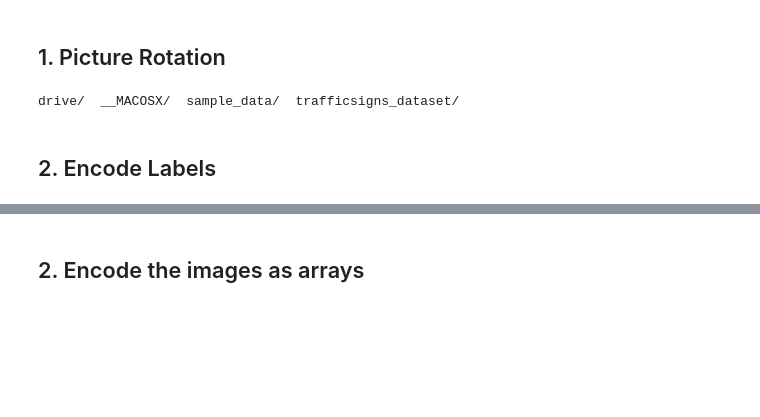
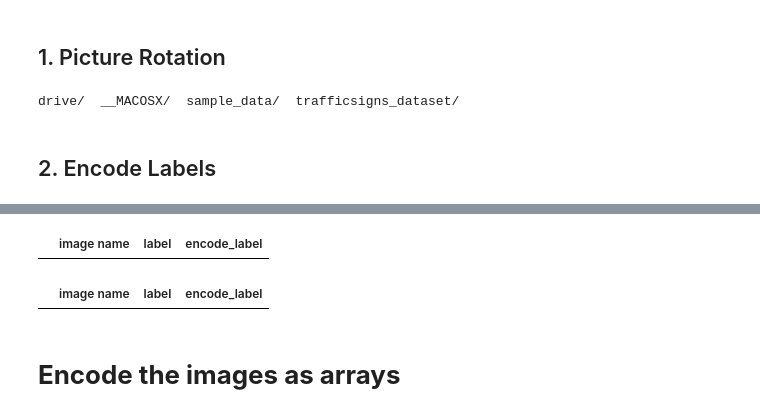
Before and after one commit to Faith927/BelgiumTS-Classification, a Jupyter notebook: A2_TrafficSigns.ipynb, the cells around one changed output, grey strips where cells are left out. Saved outputs shown, nothing was run; the diff lists cells and outputs as text; code cells hidden in the pictures; blank space fills up the shorter version.

```diff
--- a/A2_TrafficSigns.ipynb
+++ b/A2_TrafficSigns.ipynb
@@ -284,5 +245,13 @@ df
+# %%
+df[df['label']=='Basmati']
+# %% [output]
+|  | image name | label | encode_label |
+# %%
+df[df['encode_label'].isnull()]
+# %% [output]
+|  | image name | label | encode_label |
 # %% [markdown]
-## 2. Encode the images as arrays
+# **Encode the images as arrays**
 # %%
 import cv2
 
```
Also changed, not shown: parts of 28 cells of this notebook.
